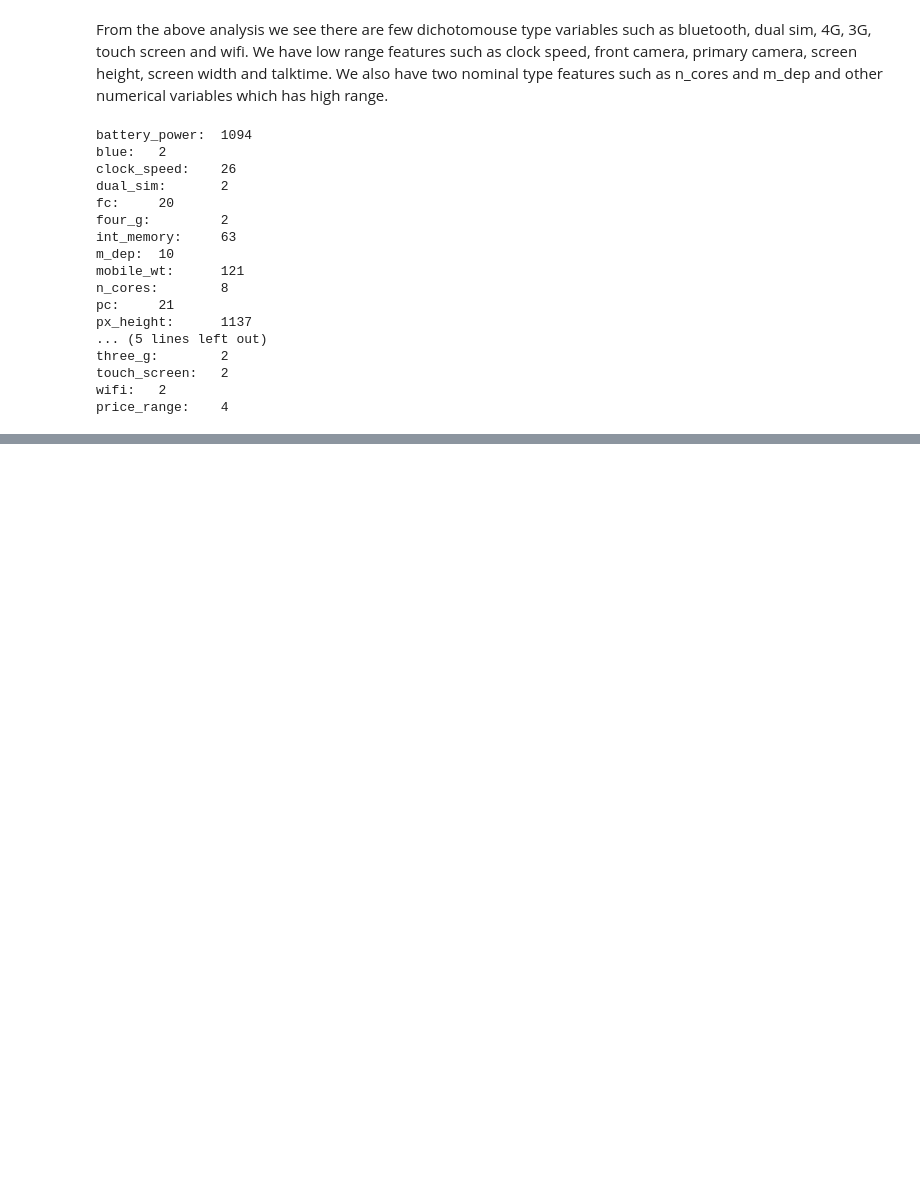
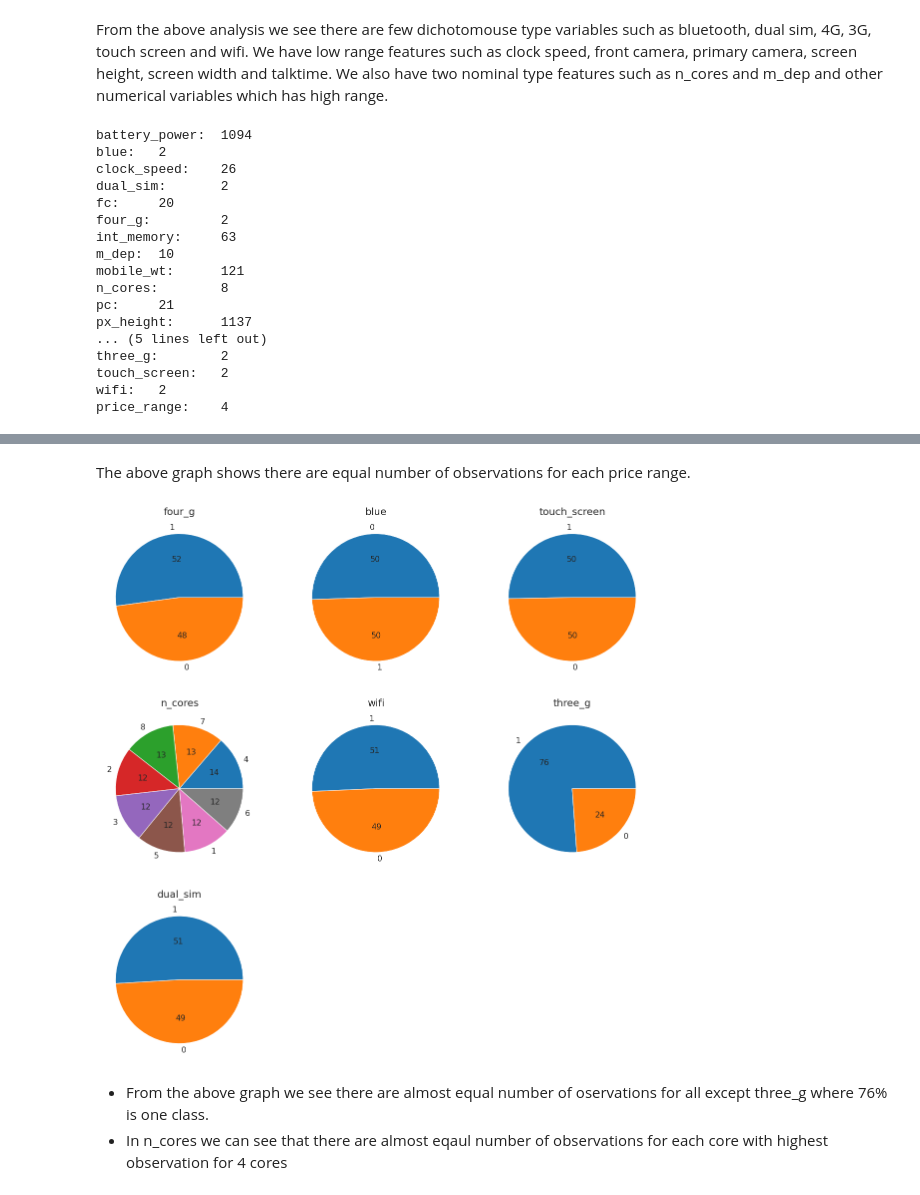
Before and after one commit to rahool010/Mobile-Price-Range-Prediction, a Jupyter notebook: Mobile_Price_Range_Prediction_Capstone_Project.ipynb, the cells around one changed output, grey strips where cells are left out. Saved outputs shown, nothing was run; the diff lists cells and outputs as text; code cells hidden in the pictures; blank space fills up the shorter version.

```diff
--- a/Mobile_Price_Range_Prediction_Capstone_Project.ipynb
+++ b/Mobile_Price_Range_Prediction_Capstone_Project.ipynb
@@ -175,0 +182,16 @@ numeric = list(set(df.columns) - set(categorical) - {dependant})
+# %% [markdown]
+The above graph shows there are equal number of observations for each price range.
+# %%
+plt.figure(figsize=(20,20))
+for i, col in enumerate(categorical):
+    plt.subplot(3,3,i+1)
+    df[col].value_counts().plot(kind = 'pie', fontsize=16, autopct='%.0f')
+    plt.ylabel('')
+    plt.title(col,fontsize=20)
+    #plt.legend(loc='best',{0:'No',1:'Yes'})
+plt.show()
+# %% [output]
+[figure, added]
+# %% [markdown]
+* From the above graph we see there are almost equal number of oservations for all except three_g where 76% is one class.
+* In n_cores we can see that there are almost eqaul number of observations for each core with highest observation for 4 cores
```
Also changed, not shown: parts of 5 cells of this notebook.
